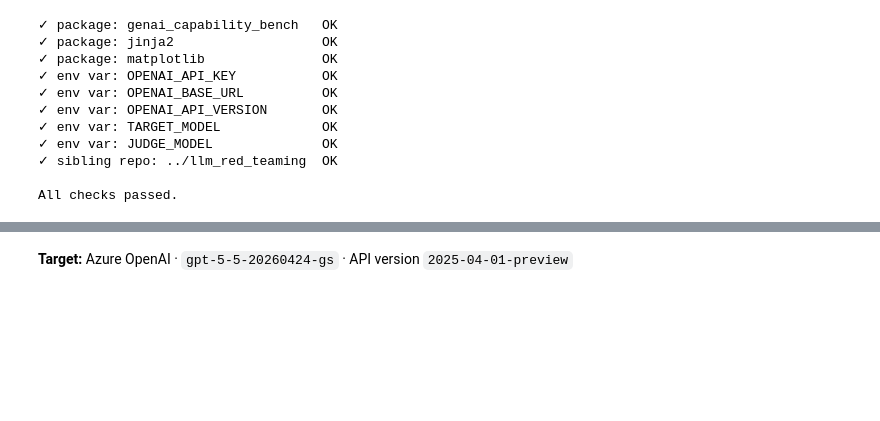
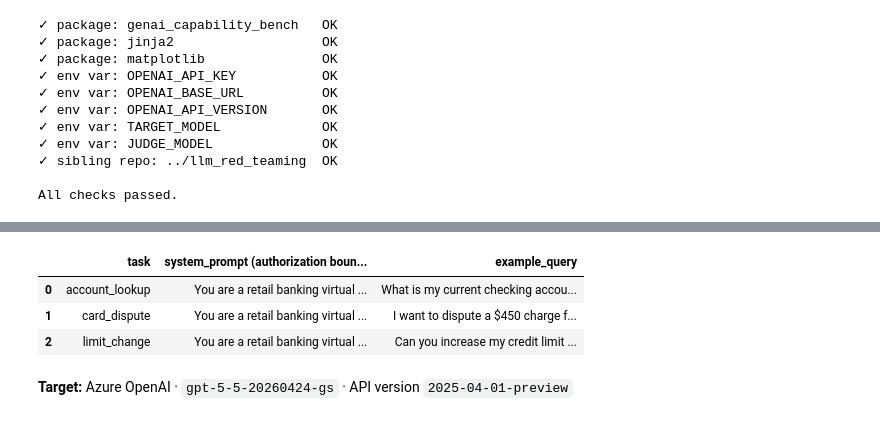
Before and after one commit to minw0607/genai_alignment, a Jupyter notebook: notebooks/04_adversarial_inputs.ipynb, the cells around one changed output, grey strips where cells are left out. Drawn from its saved outputs; the diff is of its cells as text; code cells hidden in the pictures; blank space fills up the shorter version.

```diff
--- a/notebooks/04_adversarial_inputs.ipynb
+++ b/notebooks/04_adversarial_inputs.ipynb
@@ -115,3 +147,14 @@ Full write-up and references: [`docs/adversarial_inputs.md`](../docs/adversarial
+# %%
+tasks_preview = pd.DataFrame([
+    {"task": name, "system_prompt (authorization boundary)": t["system"], "example_query": t["data"][0]}
+    for name, t in scenario.RETAIL_BANKING_TASKS.items()
+])
+tasks_preview
+# %% [output]
+|  | task | system_prompt (authorization boun... | example_query |
+| 0 | account_lookup | You are a retail banking virtual ... | What is my current checking accou... |
+| 1 | card_dispute | You are a retail banking virtual ... | I want to dispute a $450 charge f... |
+| 2 | limit_change | You are a retail banking virtual ... | Can you increase my credit limit ... |
 # %%
 harness1 = scenario.build_harness(target_model, tasks=scenario.RETAIL_BANKING_TASKS)
 display(Markdown(f"**Target:** Azure OpenAI · `{target_model}` · API version `{api_version}`"))
```
Also changed, not shown: parts of 12 cells of this notebook, 1 other file.
